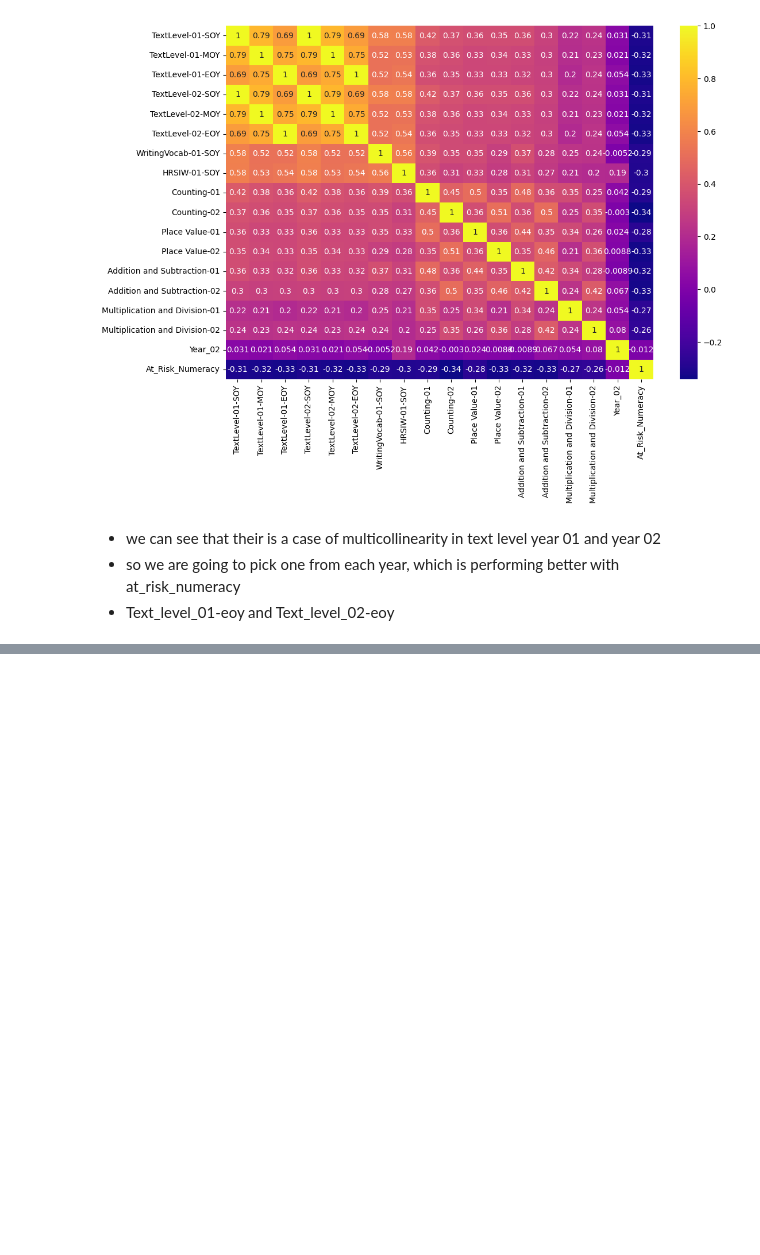
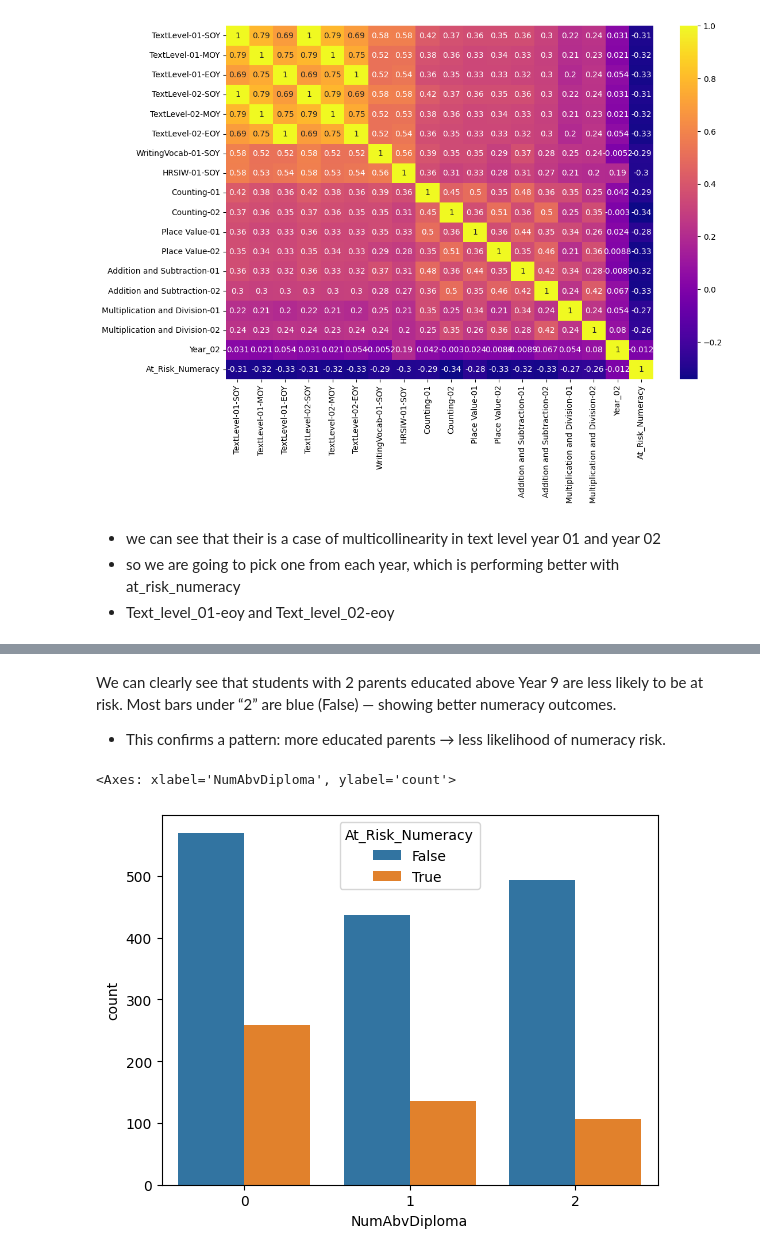
Before and after one commit to anshumbanga/Projects, a Jupyter notebook: LA4_SCHOOL/LA4_Schools_Exploratory_Data_Analysis_and_feature_selection.ipynb, the cells around one changed output, grey strips where cells are left out. Drawn from its saved outputs; the diff is of its cells as text; code cells hidden in the pictures; blank space fills up the shorter version.

```diff
--- a/LA4_SCHOOL/LA4_Schools_Exploratory_Data_Analysis_and_feature_selection.ipynb
+++ b/LA4_SCHOOL/LA4_Schools_Exploratory_Data_Analysis_and_feature_selection.ipynb
@@ -725,0 +794,10 @@ plt.show()
+# %% [markdown]
+We can clearly see that students with 2 parents educated above Year 9 are less likely to be at risk. Most bars under “2” are blue (False) — showing better numeracy outcomes.
+
+
+- This confirms a pattern: more educated parents → less likelihood of numeracy risk.
+# %%
+sns.countplot(data=parents,x='NumAbvDiploma',hue='At_Risk_Numeracy')
+# %% [output]
+<Axes: xlabel='NumAbvDiploma', ylabel='count'>
+[figure, added]
```
Also changed, not shown: parts of 9 cells of this notebook.
